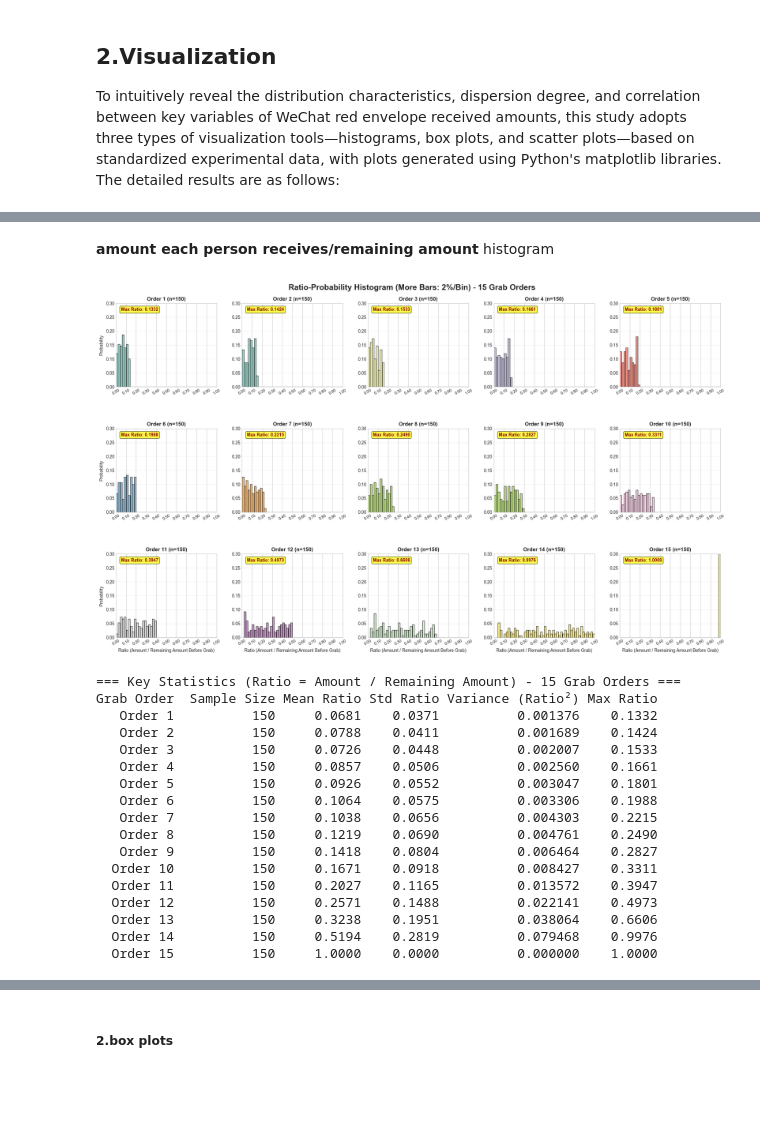
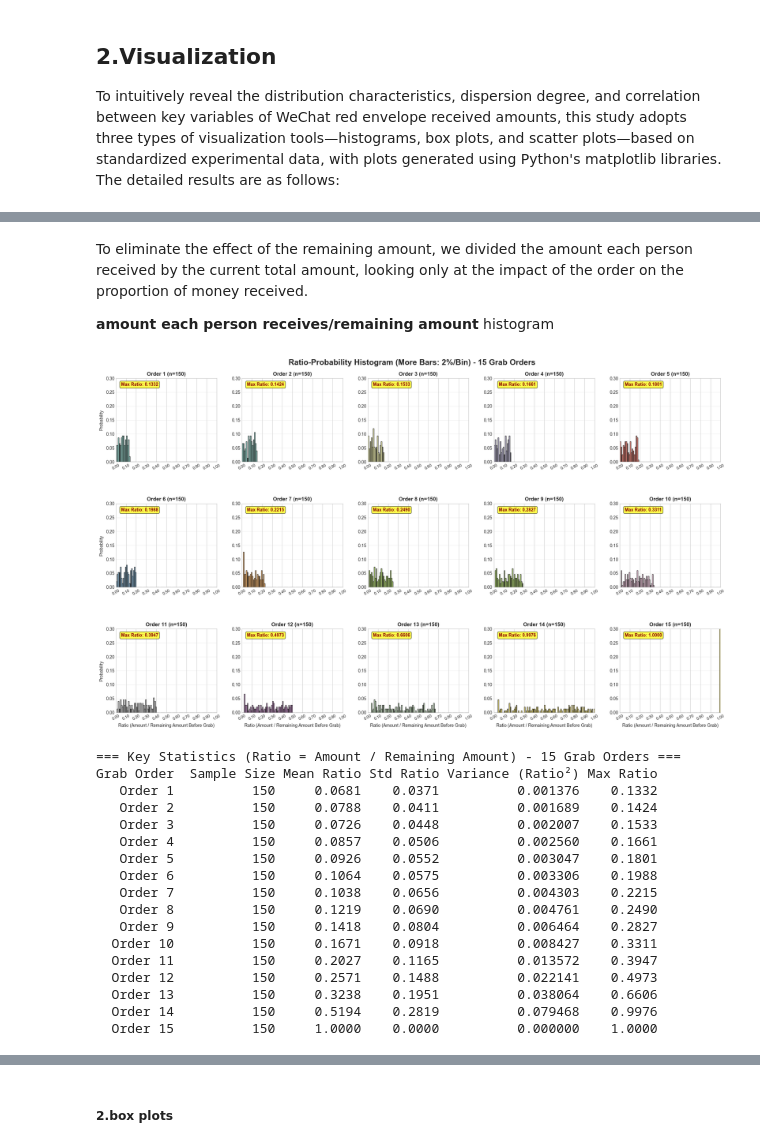
Before and after one commit to QLL-CCDD/SI140A-proj, a Jupyter notebook: tex/red_envelop.ipynb, the cells around one changed output, grey strips where cells are left out. Saved outputs shown, nothing was run; the diff lists cells and outputs as text; code cells hidden in the pictures; blank space fills up the shorter version.

```diff
--- a/tex/red_envelop.ipynb
+++ b/tex/red_envelop.ipynb
@@ -604,7 +61,7 @@ global_min = np.floor(all_valid_data.min())
 global_max = np.ceil(all_valid_data.max())
 grab_order_labels = [f"Order {i+1}" for i in range(15)]
 
-bin_width = 0.50
+bin_width = 0.2
 bin_edges = np.arange(global_min, global_max + bin_width, bin_width)
 bins = len(bin_edges) - 1
 fig, axes = plt.subplots(3, 5, figsize=(20, 12))
@@ -762,4 +221,6 @@ Later grabbing orders (e.g., Order10-Order15) have slightly higher standard devi
 # %% [markdown]
+To eliminate the effect of the remaining amount, we divided the amount each person received by the current total amount, looking only at the impact of the order on the proportion of money received.
+
 **amount each person receives/remaining amount** histogram
 # %%
 import pandas as pd
@@ -798,7 +259,7 @@ all_valid_ratio = ratio_matrix[~np.isnan(ratio_matrix)]
 global_min_ratio = 0.0
 global_max_ratio = min(1.05, np.ceil(all_valid_ratio.max() * 10) / 10)
 
-bin_width_ratio = 0.02
+bin_width_ratio = 0.01
 bin_edges_ratio = np.arange(
     global_min_ratio, global_max_ratio + bin_width_ratio, bin_width_ratio
 )
@@ -896,34 +357,34 @@ for i in range(15):
     if len(valid_ratio) == 0:
         order_stats.append(
             {
                 "Grab Order": f"Order {i+1}",
                 "Sample Size": 0,
                 "Mean Ratio": "N/A",
                 "Std Ratio": "N/A",
                 "Variance (Ratio²)": "N/A",
                 "Max Ratio": "N/A",
             }
         )
         continue
     mean_val = np.mean(valid_ratio).round(4)
     std_val = np.std(valid_ratio).round(4)
     var_val = (std_val**2).round(6)
     max_val = np.max(valid_ratio).round(4)
     order_stats.append(
         {
             "Grab Order": f"Order {i+1}",
             "Sample Size": len(valid_ratio),
             "Mean Ratio": f"{mean_val:.4f}",
             "Std Ratio": f"{std_val:.4f}",
             "Variance (Ratio²)": f"{var_val:.6f}",
             "Max Ratio": f"{max_val:.4f}",
         }
     )
 
 stats_df = pd.DataFrame(order_stats)
 print(stats_df.to_string(index=False))
 # %% [output]
-[figure, old version]
+[figure, new version]
 === Key Statistics (Ratio = Amount / Remaining Amount) - 15 Grab Orders ===
 Grab Order  Sample Size Mean Ratio Std Ratio Variance (Ratio²) Max Ratio
    Order 1          150     0.0681    0.0371          0.001376    0.1332
```
Also changed, not shown: parts of 31 cells of this notebook, 9 other files.
